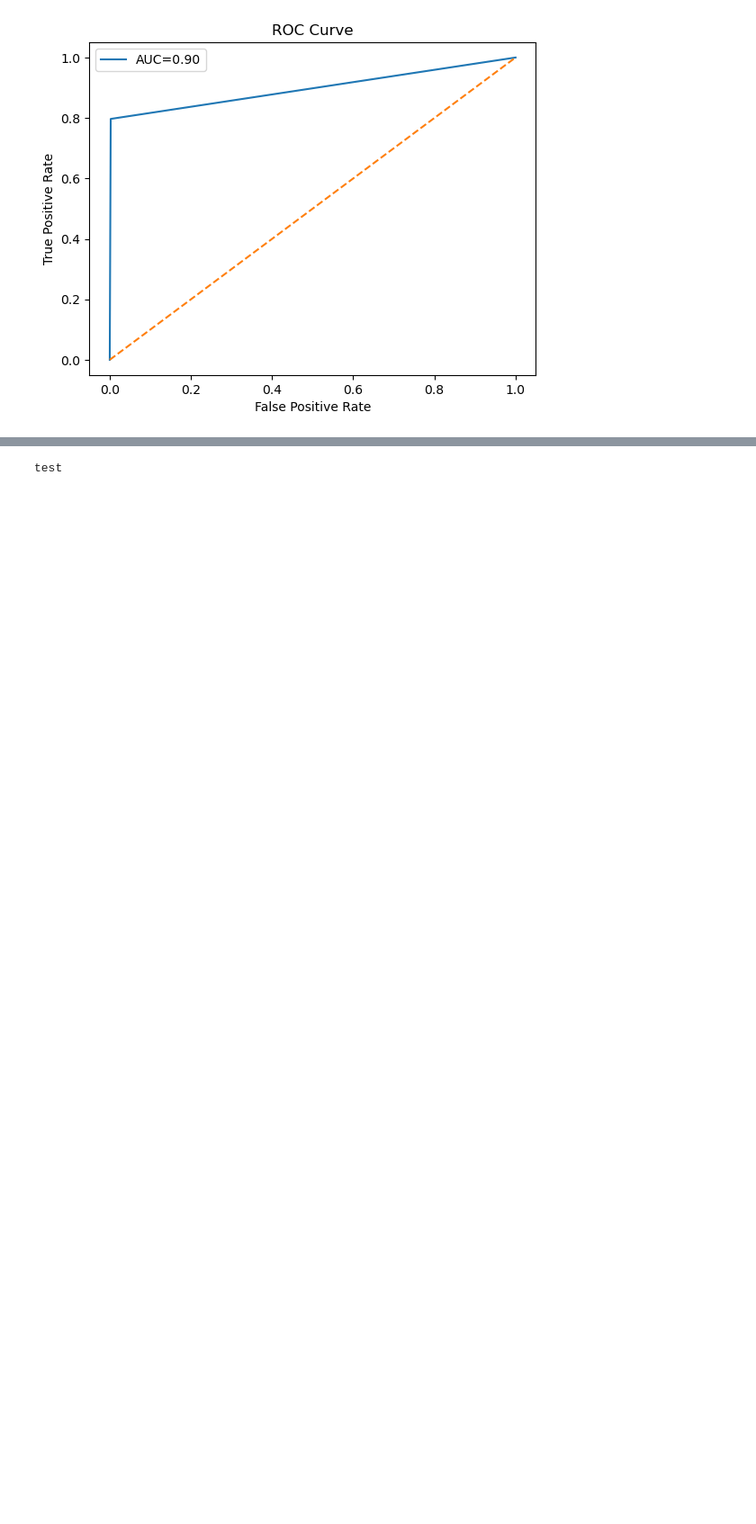
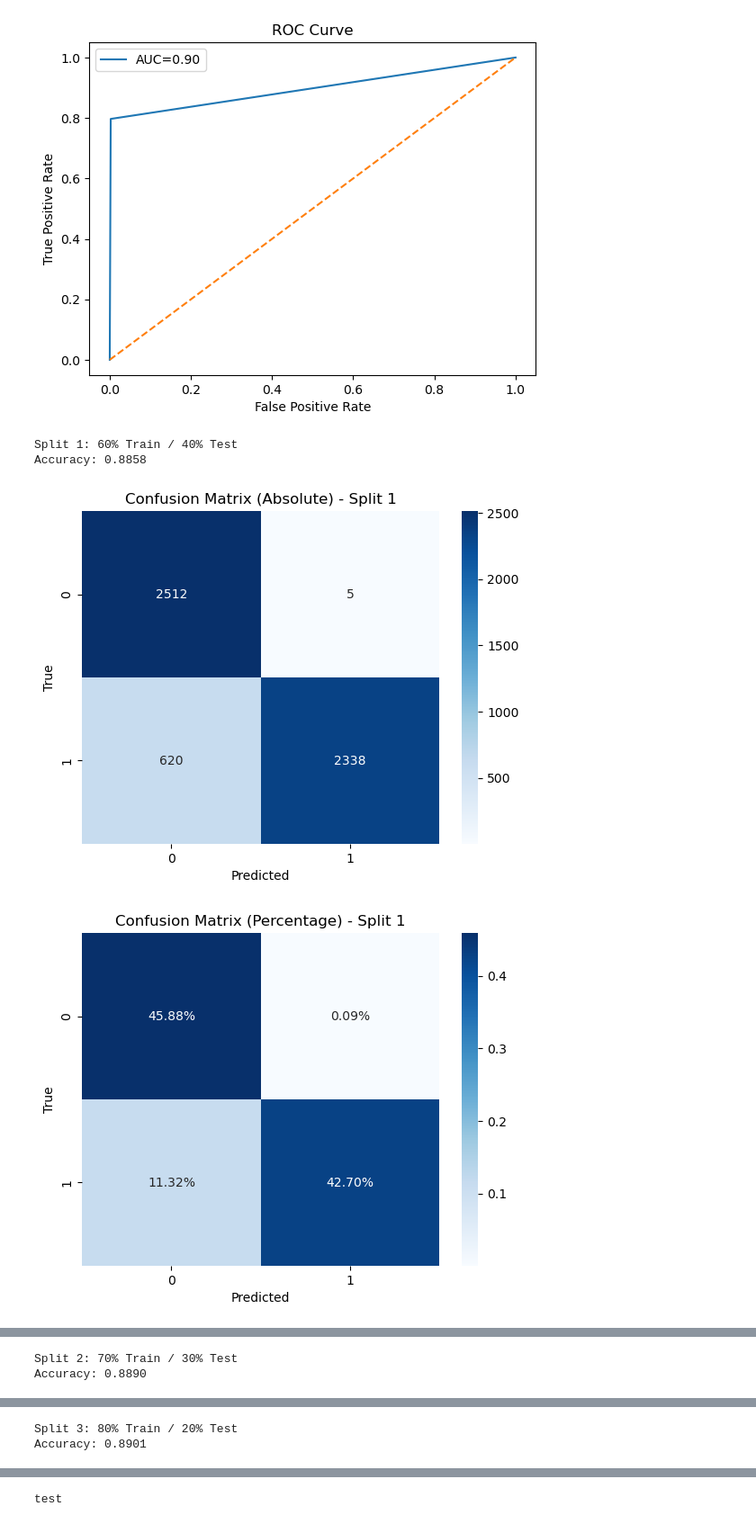
Before and after one commit to jayPreak/xss, a Jupyter notebook: checkxss.ipynb, the cells around one changed output, grey strips where cells are left out. Shown at 90% size. Saved outputs shown, nothing was run; the diff lists cells and outputs as text; code cells hidden in the pictures; blank space fills up the shorter version.

Commit message:
Kaggle Notebook | checkXSS | Version 2

```diff
--- a/checkxss.ipynb
+++ b/checkxss.ipynb
@@ -8,7 +8,7 @@ import re
 import requests
 from bs4 import BeautifulSoup
 # %%
-data = pd.read_csv('/kaggle/input/cross-site-scripting-xss-dataset-for-deep-learning/XSS_dataset.csv')
+data = pd.read_csv('/kaggle/input/xss-dataset/XSS_dataset.csv')
 print(data)
 # %% [output]
        Unnamed: 0                                           Sentence  Label
@@ -90,3 +90,59 @@ plt.legend()
 plt.show()
 # %% [output]
 [figure]
+# %%
+splits = [(0.6, 0.4), (0.7, 0.3), (0.8, 0.2)]
+# %%
+for i, (train_ratio, test_ratio) in enumerate(splits):
+    # Split the data
+    train_data = data[:int(len(data)*train_ratio)]
+    test_data = data[int(len(data)*train_ratio):]
+
+    # Vectorize and train the model
+    train_features = vectorizer.fit_transform(train_data['Sentence'])
+    model = LogisticRegression()
+    model.fit(train_features, train_data['Label'])
+
+    # Test the model
+    test_features = vectorizer.transform(test_data['Sentence'])
+    preds = model.predict(test_features)
+
+    # Calculate metrics
+    accuracy = accuracy_score(test_data['Label'], preds)
+    cm = confusion_matrix(test_data['Label'], preds)
+    fpr, tpr, thresholds = roc_curve(test_data['Label'], preds)
+    auc = roc_auc_score(test_data['Label'], preds)
+
+    print(f"Split {i+1}: {train_ratio * 100:.0f}% Train / {test_ratio * 100:.0f}% Test")
+    print(f"Accuracy: {accuracy:.4f}")
+
+    # Plot confusion matrix (absolute values)
+    plt.figure()
+    sns.heatmap(cm, annot=True, fmt='d', cmap='Blues')
+    plt.title(f"Confusion Matrix (Absolute) - Split {i+1}")
+    plt.xlabel("Predicted")
+    plt.ylabel("True")
+    plt.show()
+
+    # Plot confusion matrix (percentage values)
+    plt.figure()
+    sns.heatmap(cm / np.sum(cm), annot=True, fmt='.2%', cmap='Blues')
+    plt.title(f"Confusion Matrix (Percentage) - Split {i+1}")
+    plt.xlabel("Predicted")
+    plt.ylabel("True")
+    plt.show()
+
+    # Plot ROC curve
+    plt.figure()
+    plt.plot(fpr, tpr, label=f"AUC={auc:.2f}")
+    plt.plot([0, 1], [0, 1], linestyle='--')
+    plt.xlabel('False Positive Rate')
+    plt.ylabel('True Positive Rate')
+    plt.title(f"ROC Curve - Split {i+1}")
+    plt.legend()
+    plt.show()
+# %% [output]
+Split 1: 60% Train / 40% Test
+Accuracy: 0.8858
+[figure, added]
+[figure, added]
@@ -92,0 +150,2 @@ plt.show()
+Split 2: 70% Train / 30% Test
+Accuracy: 0.8890
@@ -92,0 +155,2 @@ plt.show()
+Split 3: 80% Train / 20% Test
+Accuracy: 0.8901
```
Also changed, not shown: parts of 10 cells of this notebook.
